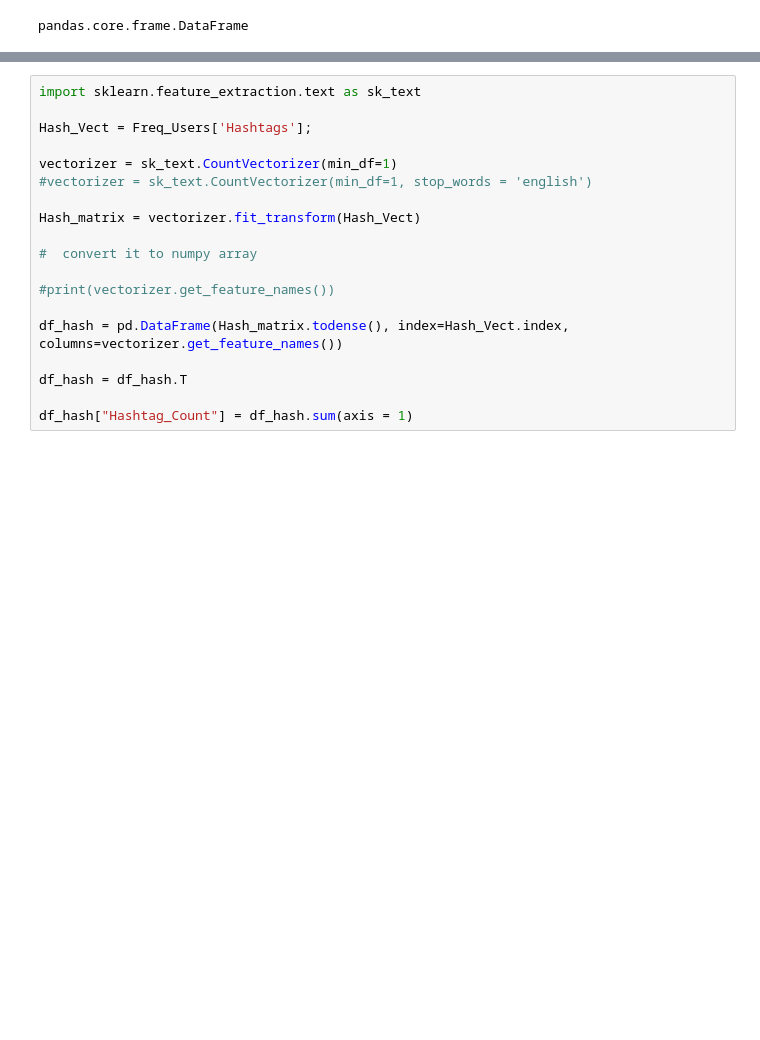
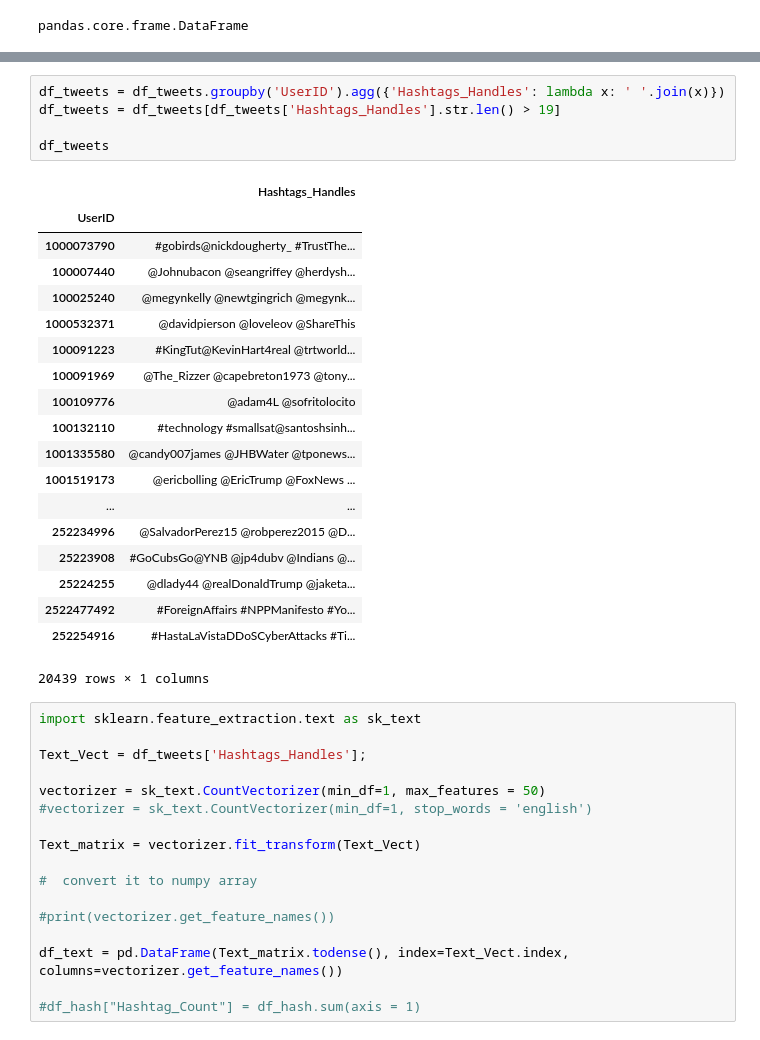
Before and after one commit to MatthewAlisangco/labtweets, a Jupyter notebook: CS177Labtwo_teamFirstRow.ipynb, the cells around one changed output, grey strips where cells are left out. Cells and saved outputs as stored; diff of their text form; blank space fills up the shorter version.

```diff
--- a/CS177Labtwo_teamFirstRow.ipynb
+++ b/CS177Labtwo_teamFirstRow.ipynb
@@ -146,19 +85,42 @@ Freq_Users
+# %%
+df_tweets = df_tweets.groupby('UserID').agg({'Hashtags_Handles': lambda x: ' '.join(x)})
+df_tweets = df_tweets[df_tweets['Hashtags_Handles'].str.len() > 19]
+
+df_tweets
+# %% [output]
+|  | Hashtags_Handles |
+| UserID |  |
+| 1000073790 | #gobirds@nickdougherty_ #TrustThe... |
+| 100007440 | @Johnubacon @seangriffey @herdysh... |
+| 100025240 | @megynkelly @newtgingrich @megynk... |
+| 1000532371 | @davidpierson @loveleov @ShareThis |
+| 100091223 | #KingTut@KevinHart4real @trtworld... |
+| 100091969 | @The_Rizzer @capebreton1973 @tony... |
+| 100109776 | @adam4L @sofritolocito |
+| 100132110 | #technology #smallsat@santoshsinh... |
+| 1001335580 | @candy007james @JHBWater @tponews... |
+| 1001519173 | @ericbolling @EricTrump @FoxNews ... |
+| ... | ... |
+| 252234996 | @SalvadorPerez15 @robperez2015 @D... |
+| 25223908 | #GoCubsGo@YNB @jp4dubv @Indians @... |
+| 25224255 | @dlady44 @realDonaldTrump @jaketa... |
+| 2522477492 | #ForeignAffairs #NPPManifesto #Yo... |
+| 252254916 | #HastaLaVistaDDoSCyberAttacks #Ti... |
+20439 rows × 1 columns
 # %%
 import sklearn.feature_extraction.text as sk_text
 
-Hash_Vect = Freq_Users['Hashtags'];
+Text_Vect = df_tweets['Hashtags_Handles'];
 
-vectorizer = sk_text.CountVectorizer(min_df=1)
+vectorizer = sk_text.CountVectorizer(min_df=1, max_features = 50)
 #vectorizer = sk_text.CountVectorizer(min_df=1, stop_words = 'english')
 
-Hash_matrix = vectorizer.fit_transform(Hash_Vect)
+Text_matrix = vectorizer.fit_transform(Text_Vect)
 
 #  convert it to numpy array
 
 #print(vectorizer.get_feature_names())
 
-df_hash = pd.DataFrame(Hash_matrix.todense(), index=Hash_Vect.index, columns=vectorizer.get_feature_names())
+df_text = pd.DataFrame(Text_matrix.todense(), index=Text_Vect.index, columns=vectorizer.get_feature_names())
 
-df_hash = df_hash.T
-
-df_hash["Hashtag_Count"] = df_hash.sum(axis = 1)
+#df_hash["Hashtag_Count"] = df_hash.sum(axis = 1)
```
Also changed, not shown: parts of 17 cells of this notebook.
